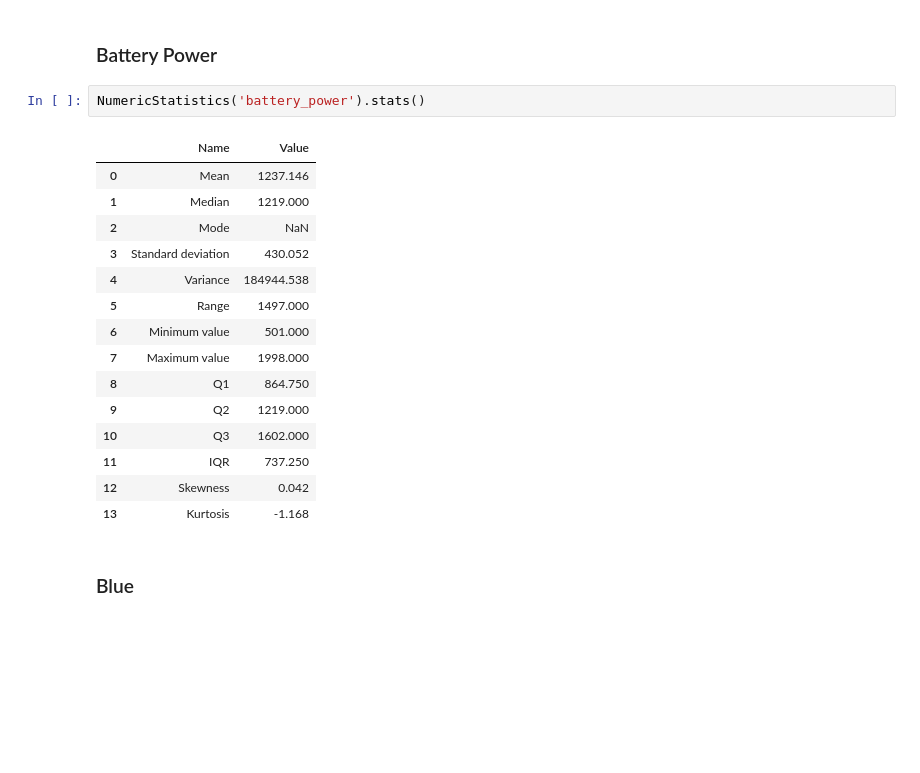
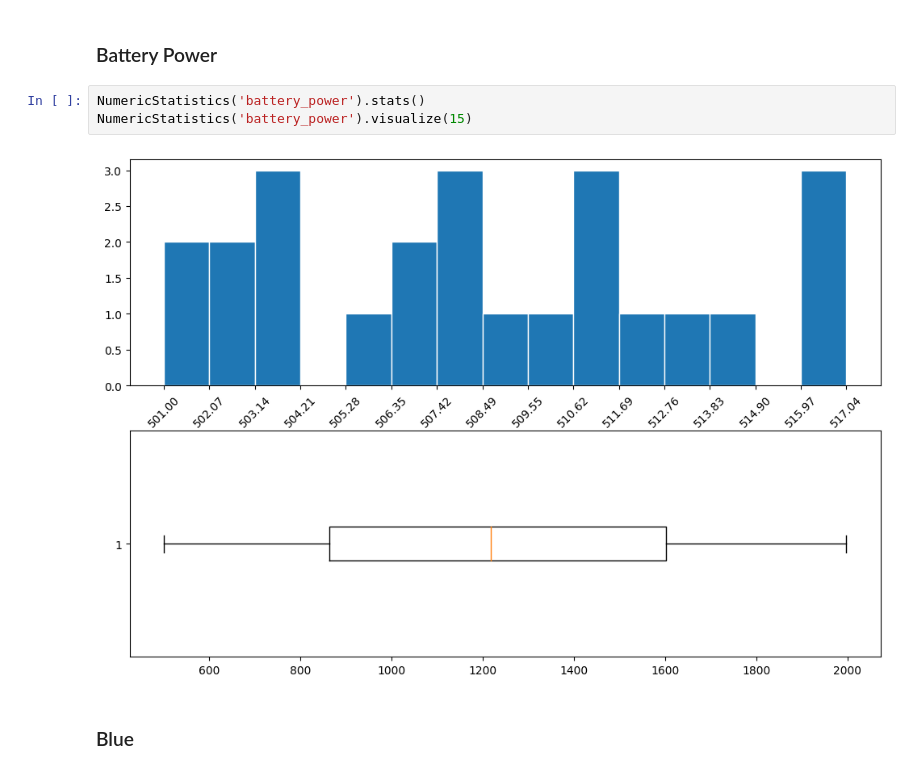
Before and after one commit to kevinjohn01/Tucil2_13521042_13521107, a Jupyter notebook: Tucil2_13521042_13521107.ipynb, the cells around one changed output. Saved outputs shown, nothing was run; the diff lists cells and outputs as text; blank space fills up the shorter version.

Commit message:
feat: add mode and nonnumeric visualization

```diff
--- a/Tucil2_13521042_13521107.ipynb
+++ b/Tucil2_13521042_13521107.ipynb
@@ -148,22 +193,9 @@ class NonnumericStatistics(BaseStatistics):
 ### Battery Power
 # %%
 NumericStatistics('battery_power').stats()
+NumericStatistics('battery_power').visualize(15)
 # %% [output]
-|  | Name | Value |
-| 0 | Mean | 1237.146 |
-| 1 | Median | 1219.000 |
-| 2 | Mode | NaN |
-| 3 | Standard deviation | 430.052 |
-| 4 | Variance | 184944.538 |
-| 5 | Range | 1497.000 |
-| 6 | Minimum value | 501.000 |
-| 7 | Maximum value | 1998.000 |
-| 8 | Q1 | 864.750 |
-| 9 | Q2 | 1219.000 |
-| 10 | Q3 | 1602.000 |
-| 11 | IQR | 737.250 |
-| 12 | Skewness | 0.042 |
-| 13 | Kurtosis | -1.168 |
+[figure, added]
 # %% [markdown]
 ### Blue
 # %%
```
Also changed, not shown: parts of 4 cells of this notebook.
